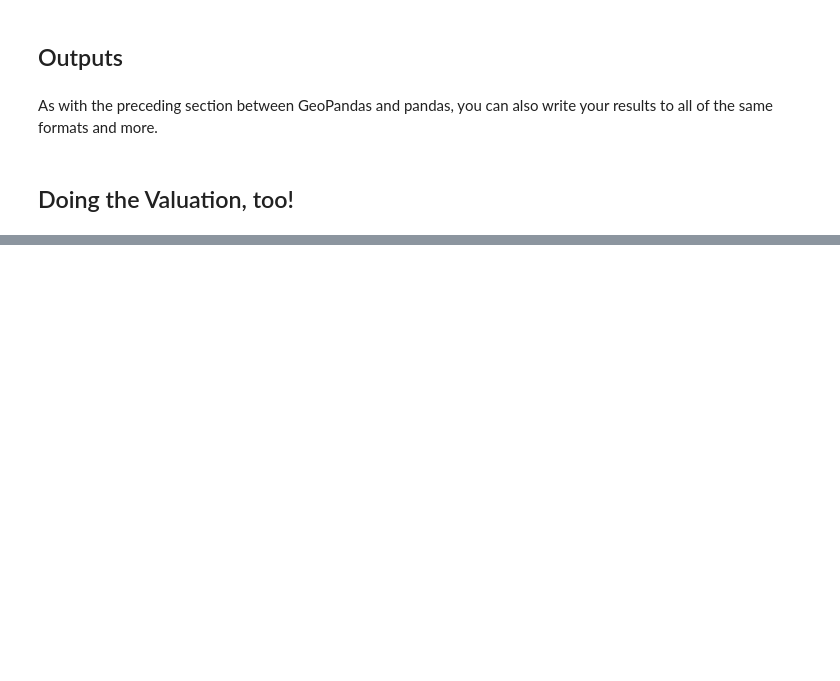
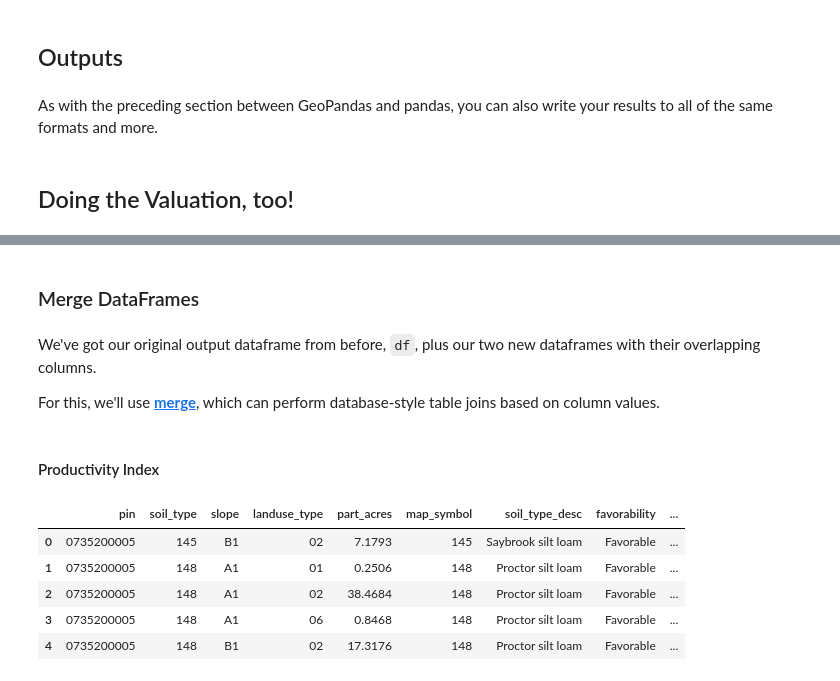
Before and after one commit to kcgis/farm-cards, a Jupyter notebook: farm-cards.ipynb, the cells around one changed output, grey strips where cells are left out. Drawn from its saved outputs; the diff is of its cells as text; code cells hidden in the pictures; blank space fills up the shorter version.

```diff
--- a/farm-cards.ipynb
+++ b/farm-cards.ipynb
@@ -531,0 +675,4 @@ They make up most of Publication 122, and are, unhelpfully, in PDF form. But
+# %%
+pi_df = gp.read_file('resources/soil_PI_2021.csv').drop(columns='geometry')
+
+pi_df.head()
@@ -531,0 +690,6 @@ They make up most of Publication 122, and are, unhelpfully, in PDF form. But
+# %%
+pi_df[['productivity_index']] = pi_df[['productivity_index']].where(pi_df['productivity_index'] != '')
+
+pi_df[['productivity_index']] = pi_df[['productivity_index']].astype('float')
+
+pi_df.head()
@@ -531,0 +742,19 @@ They make up most of Publication 122, and are, unhelpfully, in PDF form. But
+# %% [markdown]
+### Merge DataFrames
+# %% [markdown]
+We've got our original output dataframe from before, `df`, plus our two new dataframes with their overlapping columns.
+
+For this, we'll use **[merge](https://pandas.pydata.org/pandas-docs/stable/reference/api/pandas.DataFrame.merge.html)**, which can perform database-style table joins based on column values.
+# %% [markdown]
+#### Productivity Index
+# %%
+df = df.merge(pi_df, how='left', left_on='soil_type', right_on='map_symbol', suffixes=('','_desc'))
+
+df.head()
+# %% [output]
+|  | pin | soil_type | slope | landuse_type | part_acres | map_symbol | soil_type_desc | favorability | ... |
+| 0 | 0735200005 | 145 | B1 | 02 | 7.1793 | 145 | Saybrook silt loam | Favorable | ... |
+| 1 | 0735200005 | 148 | A1 | 01 | 0.2506 | 148 | Proctor silt loam | Favorable | ... |
+| 2 | 0735200005 | 148 | A1 | 02 | 38.4684 | 148 | Proctor silt loam | Favorable | ... |
+| 3 | 0735200005 | 148 | A1 | 06 | 0.8468 | 148 | Proctor silt loam | Favorable | ... |
+| 4 | 0735200005 | 148 | B1 | 02 | 17.3176 | 148 | Proctor silt loam | Favorable | ... |
```
Also changed, not shown: parts of 71 cells of this notebook.
